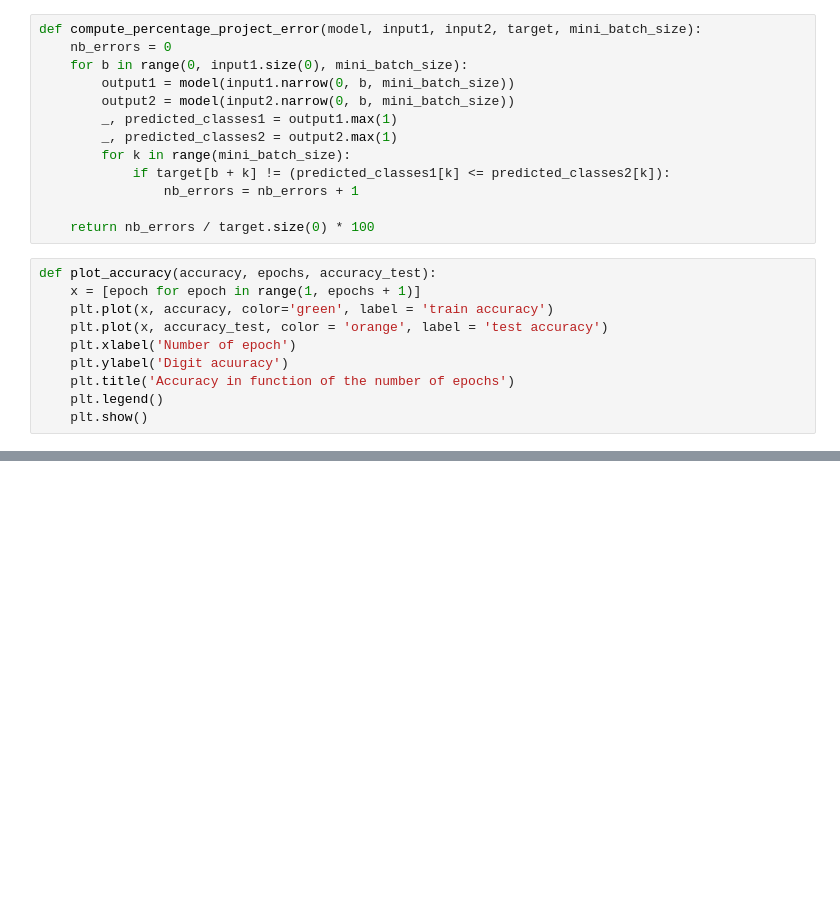
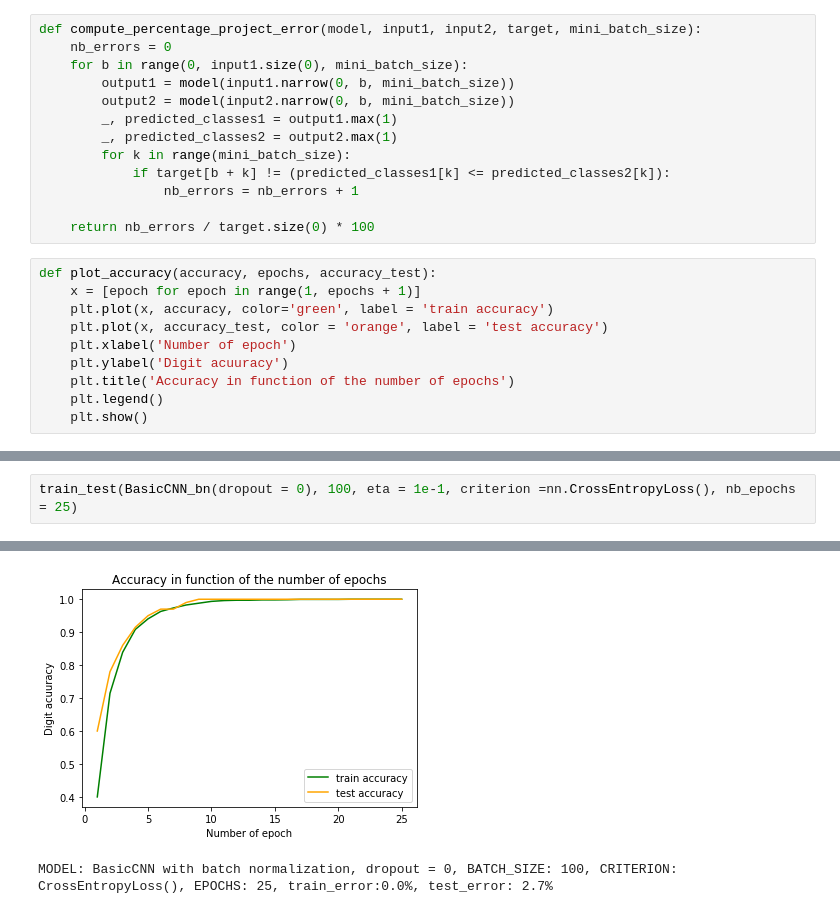
Before and after one commit to Biliwaks/deepl-project, a Jupyter notebook: hw1.ipynb, the cells around one changed output, grey strips where cells are left out. Drawn from its saved outputs; the diff is of its cells as text; blank space fills up the shorter version.

```diff
--- a/hw1.ipynb
+++ b/hw1.ipynb
@@ -323,0 +426,3 @@ DeepFullyConncectedNet(
+# %%
+train_test(BasicCNN_bn(dropout = 0), 100, eta = 1e-1, criterion =nn.CrossEntropyLoss(), nb_epochs = 25)
+# %% [output]
@@ -323,0 +446,2 @@ DeepFullyConncectedNet(
+[figure, added]
+MODEL: BasicCNN with batch normalization, dropout = 0, BATCH_SIZE: 100, CRITERION: CrossEntropyLoss(), EPOCHS: 25, train_error:0.0%, test_error: 2.7%
```
Also changed, not shown: parts of 60 cells of this notebook.
